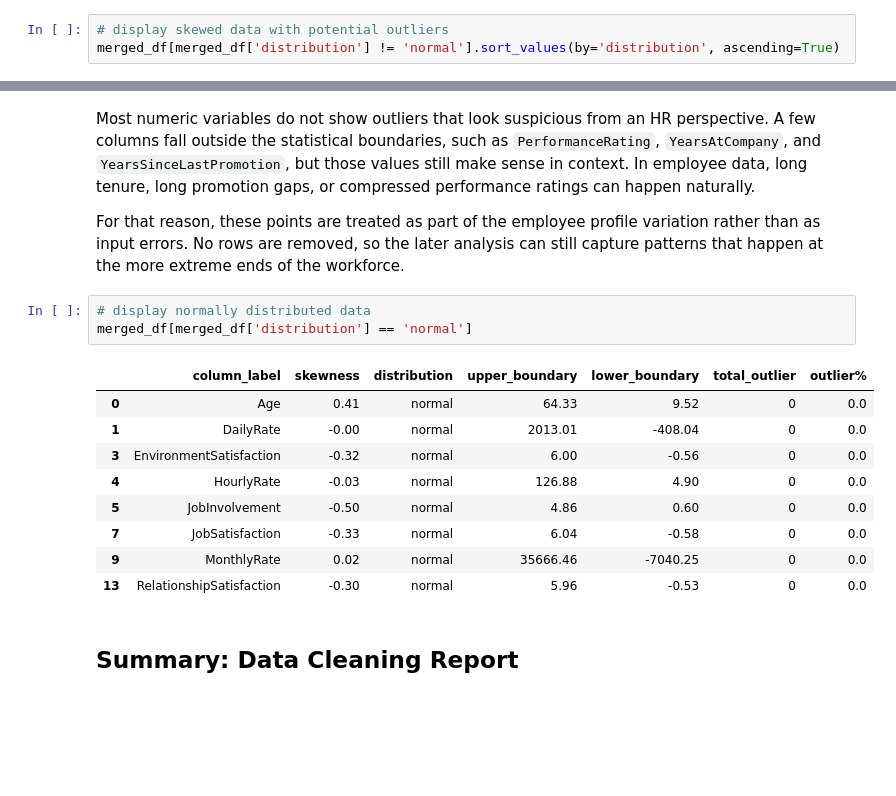
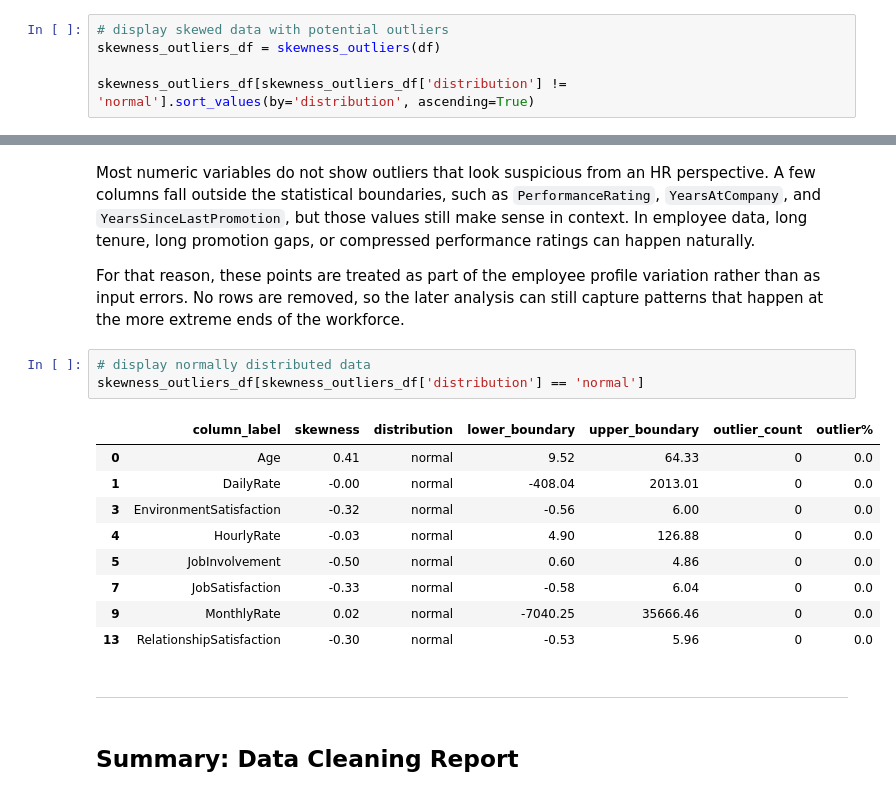
Before and after one commit to seankafka/employee-attrition-analysis, a Jupyter notebook: project-notebooks/employee-attrition_analysis.ipynb, the cells around one changed output, grey strips where cells are left out. Cells and saved outputs as stored; diff of their text form; blank space fills up the shorter version.

```diff
--- a/project-notebooks/employee-attrition_analysis.ipynb
+++ b/project-notebooks/employee-attrition_analysis.ipynb
@@ -398,4 +411,6 @@ merged_df = pd.merge(
 # %%
 # display skewed data with potential outliers
-merged_df[merged_df['distribution'] != 'normal'].sort_values(by='distribution', ascending=True)
+skewness_outliers_df = skewness_outliers(df)
+
+skewness_outliers_df[skewness_outliers_df['distribution'] != 'normal'].sort_values(by='distribution', ascending=True)
 # %% [output]
@@ -420,17 +435,19 @@ Most numeric variables do not show outliers that look suspicious from an HR pers
 For that reason, these points are treated as part of the employee profile variation rather than as input errors. No rows are removed, so the later analysis can still capture patterns that happen at the more extreme ends of the workforce.
 # %%
 # display normally distributed data
-merged_df[merged_df['distribution'] == 'normal']
+skewness_outliers_df[skewness_outliers_df['distribution'] == 'normal']
 # %% [output]
-|  | column_label | skewness | distribution | upper_boundary | lower_boundary | total_outlier | outlier% |
-| 0 | Age | 0.41 | normal | 64.33 | 9.52 | 0 | 0.0 |
-| 1 | DailyRate | -0.00 | normal | 2013.01 | -408.04 | 0 | 0.0 |
-| 3 | EnvironmentSatisfaction | -0.32 | normal | 6.00 | -0.56 | 0 | 0.0 |
-| 4 | HourlyRate | -0.03 | normal | 126.88 | 4.90 | 0 | 0.0 |
-| 5 | JobInvolvement | -0.50 | normal | 4.86 | 0.60 | 0 | 0.0 |
-| 7 | JobSatisfaction | -0.33 | normal | 6.04 | -0.58 | 0 | 0.0 |
-| 9 | MonthlyRate | 0.02 | normal | 35666.46 | -7040.25 | 0 | 0.0 |
-| 13 | RelationshipSatisfaction | -0.30 | normal | 5.96 | -0.53 | 0 | 0.0 |
+|  | column_label | skewness | distribution | lower_boundary | upper_boundary | outlier_count | outlier% |
+| 0 | Age | 0.41 | normal | 9.52 | 64.33 | 0 | 0.0 |
+| 1 | DailyRate | -0.00 | normal | -408.04 | 2013.01 | 0 | 0.0 |
+| 3 | EnvironmentSatisfaction | -0.32 | normal | -0.56 | 6.00 | 0 | 0.0 |
+| 4 | HourlyRate | -0.03 | normal | 4.90 | 126.88 | 0 | 0.0 |
+| 5 | JobInvolvement | -0.50 | normal | 0.60 | 4.86 | 0 | 0.0 |
+| 7 | JobSatisfaction | -0.33 | normal | -0.58 | 6.04 | 0 | 0.0 |
+| 9 | MonthlyRate | 0.02 | normal | -7040.25 | 35666.46 | 0 | 0.0 |
+| 13 | RelationshipSatisfaction | -0.30 | normal | -0.53 | 5.96 | 0 | 0.0 |
+# %% [markdown]
+---
 # %% [markdown]
 ## **Summary: Data Cleaning Report**
 # %% [markdown]
```
Also changed, not shown: parts of 7 cells of this notebook.
